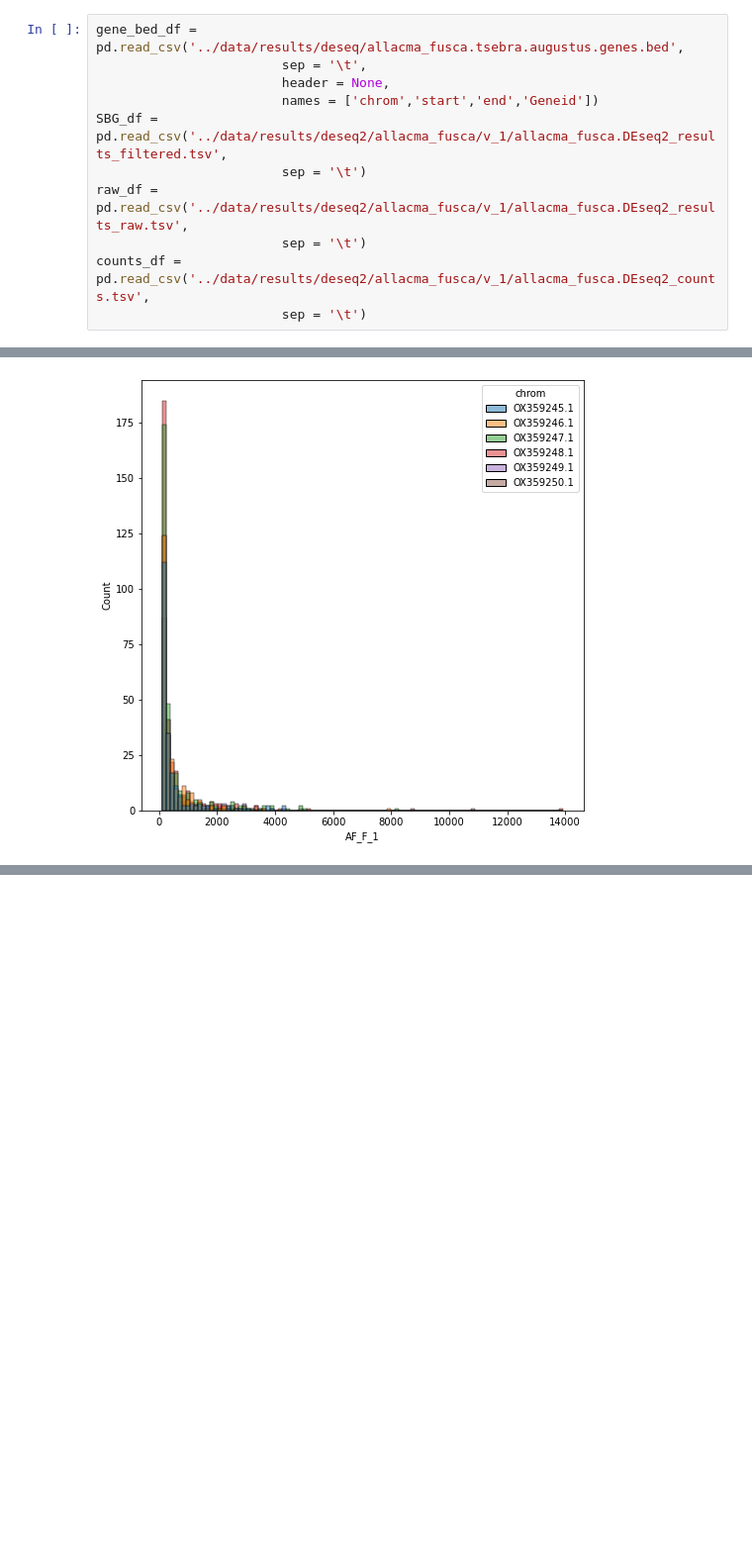
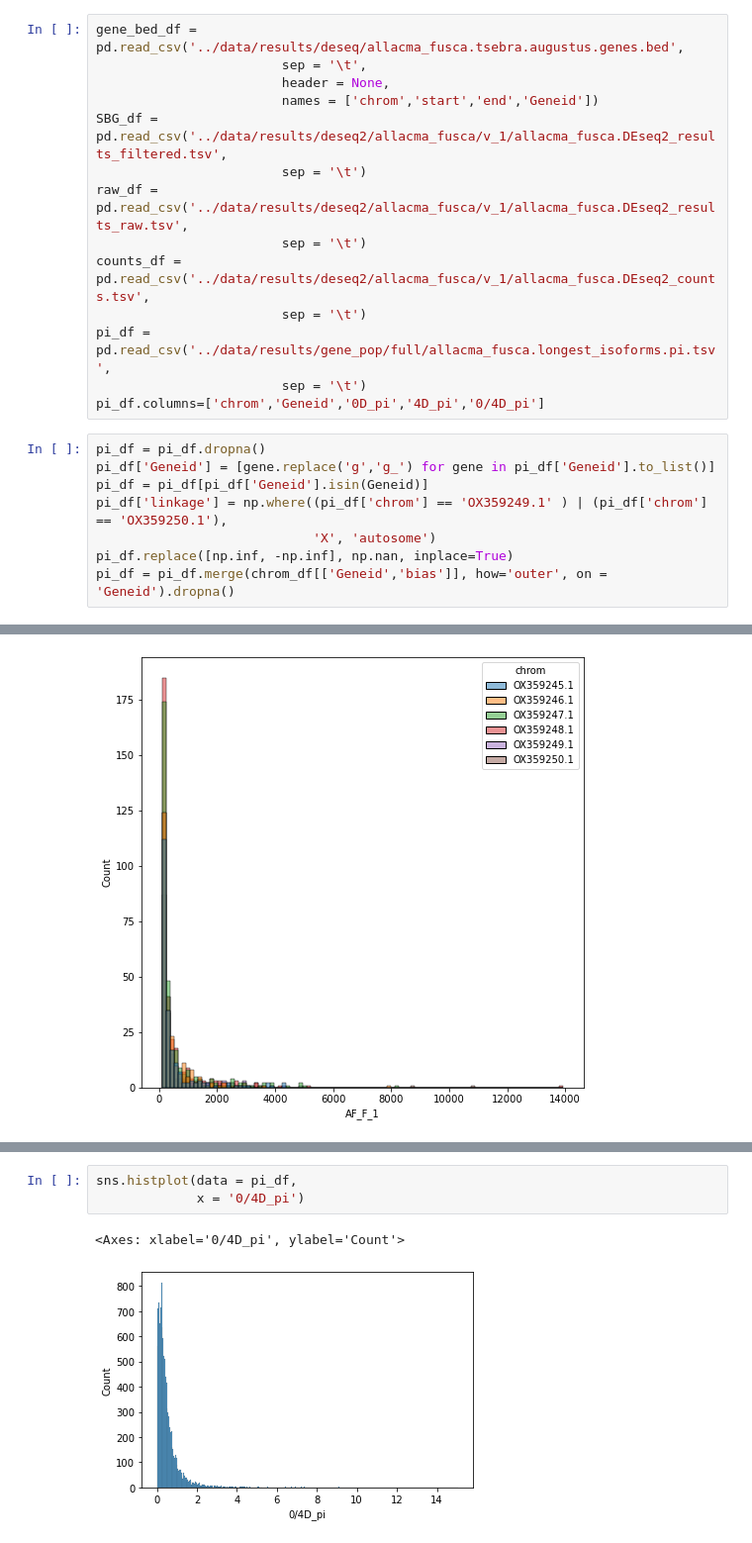
Before and after one commit to samebdon/springtail_haploid_selection, a Jupyter notebook: scripts/SBG_exploration.ipynb, the cells around one changed output, grey strips where cells are left out. Shown at 99% size. Cells and saved outputs as stored; diff of their text form; blank space fills up the shorter version.

```diff
--- a/scripts/SBG_exploration.ipynb
+++ b/scripts/SBG_exploration.ipynb
@@ -25,6 +25,17 @@ raw_df = pd.read_csv('../data/results/deseq2/allacma_fusca/v_1/allacma_fusca.DEs
                         sep = '\t')
 counts_df = pd.read_csv('../data/results/deseq2/allacma_fusca/v_1/allacma_fusca.DEseq2_counts.tsv',
                         sep = '\t')
+pi_df = pd.read_csv('../data/results/gene_pop/full/allacma_fusca.longest_isoforms.pi.tsv',
+                        sep = '\t')
+pi_df.columns=['chrom','Geneid','0D_pi','4D_pi','0/4D_pi']
+# %%
+pi_df = pi_df.dropna()
+pi_df['Geneid'] = [gene.replace('g','g_') for gene in pi_df['Geneid'].to_list()]
+pi_df = pi_df[pi_df['Geneid'].isin(Geneid)]
+pi_df['linkage'] = np.where((pi_df['chrom'] == 'OX359249.1' ) | (pi_df['chrom'] == 'OX359250.1'),
+                            'X', 'autosome')
+pi_df.replace([np.inf, -np.inf], np.nan, inplace=True)
+pi_df = pi_df.merge(chrom_df[['Geneid','bias']], how='outer', on = 'Geneid').dropna()
 # %%
 sample_names = ['AF_F_1','AF_F_2','AF_F_3','AF_F_4','AF_F_5','AF_F_6','AF_F_7','AF_F_8','AF_F_9','AF_F_10',
     'AF_M_1','AF_M_2','AF_M_3','AF_M_4','AF_M_5','AF_M_6','AF_M_7','AF_M_8','AF_M_9','AF_M_10']
@@ -260,0 +300,6 @@ sns.histplot(data = ncc_df[ncc_df['AF_F_1'] > 100],
+# %%
+sns.histplot(data = pi_df,
+             x = '0/4D_pi')
+# %% [output]
+<Axes: xlabel='0/4D_pi', ylabel='Count'>
+[figure, added]
```
Also changed, not shown: parts of 17 cells of this notebook, 2 other files.
